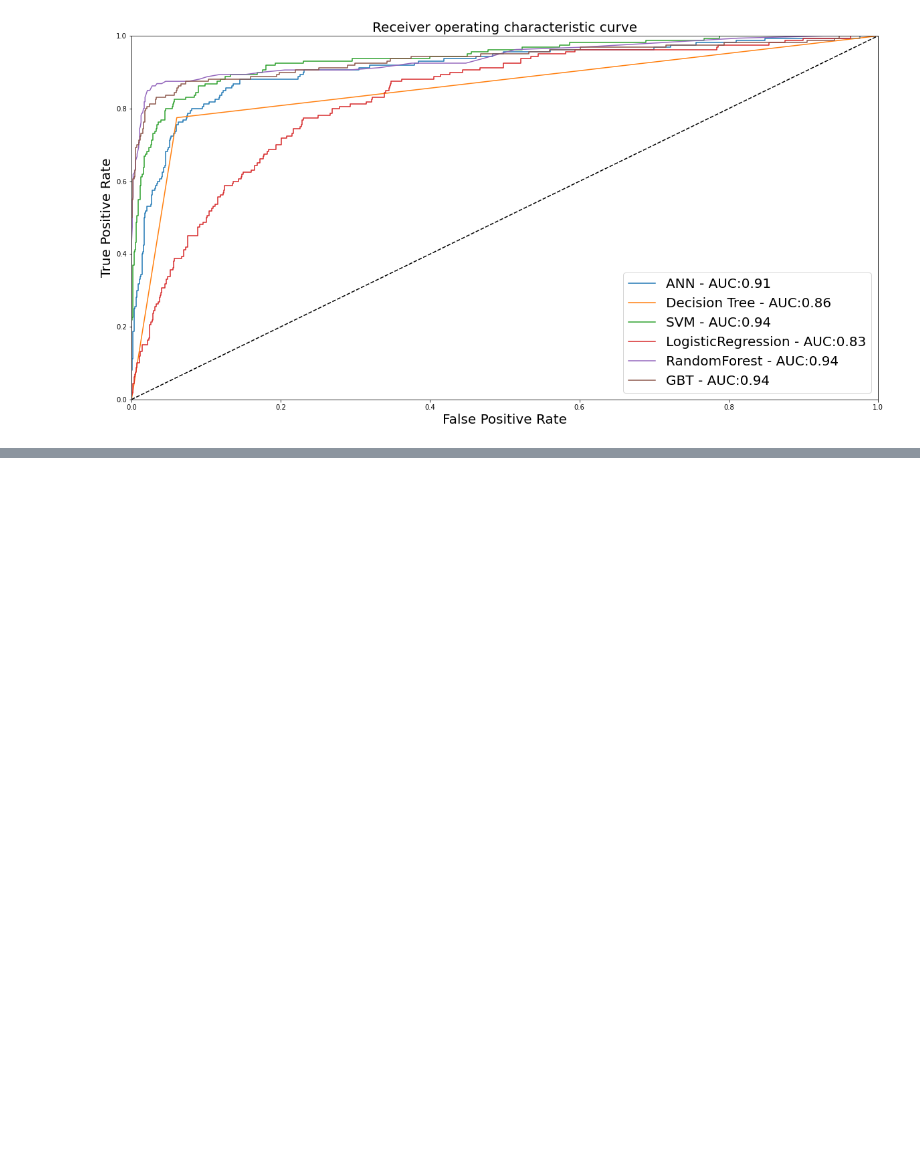
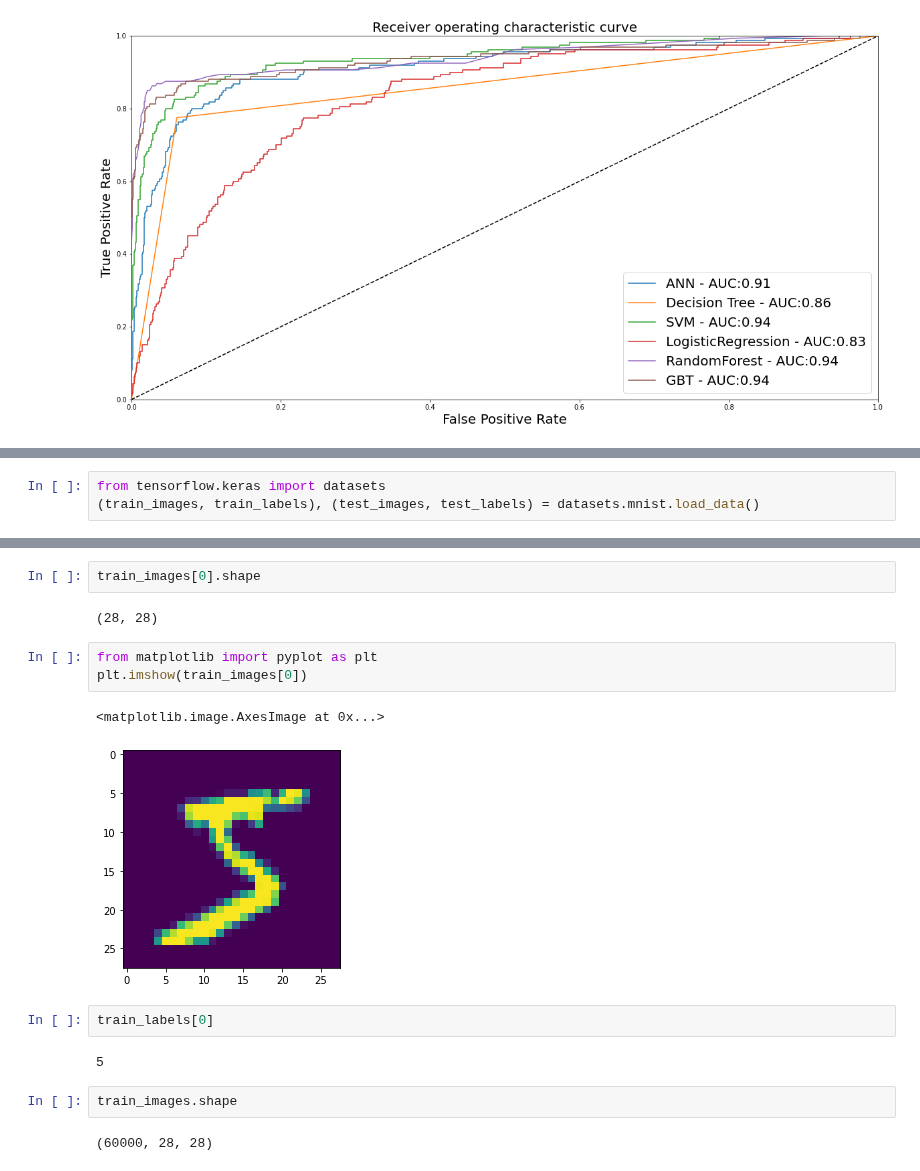
Before and after one commit to ywchiu/tibamedl, a Jupyter notebook: Demo20210410.ipynb, the cells around one changed output, grey strips where cells are left out. Saved outputs shown, nothing was run; the diff lists cells and outputs as text; blank space fills up the shorter version.

```diff
--- a/Demo20210410.ipynb
+++ b/Demo20210410.ipynb
@@ -764,0 +806,3 @@ plt.show()
+# %%
+from tensorflow.keras import datasets
+(train_images, train_labels), (test_images, test_labels) = datasets.mnist.load_data()
@@ -764,0 +812,18 @@ plt.show()
+# %%
+train_images[0].shape
+# %% [output]
+(28, 28)
+# %%
+from matplotlib import pyplot as plt
+plt.imshow(train_images[0])
+# %% [output]
+<matplotlib.image.AxesImage at 0x...>
+[figure, added]
+# %%
+train_labels[0]
+# %% [output]
+5
+# %%
+train_images.shape
+# %% [output]
+(60000, 28, 28)
```
Also changed, not shown: parts of 28 cells of this notebook.
